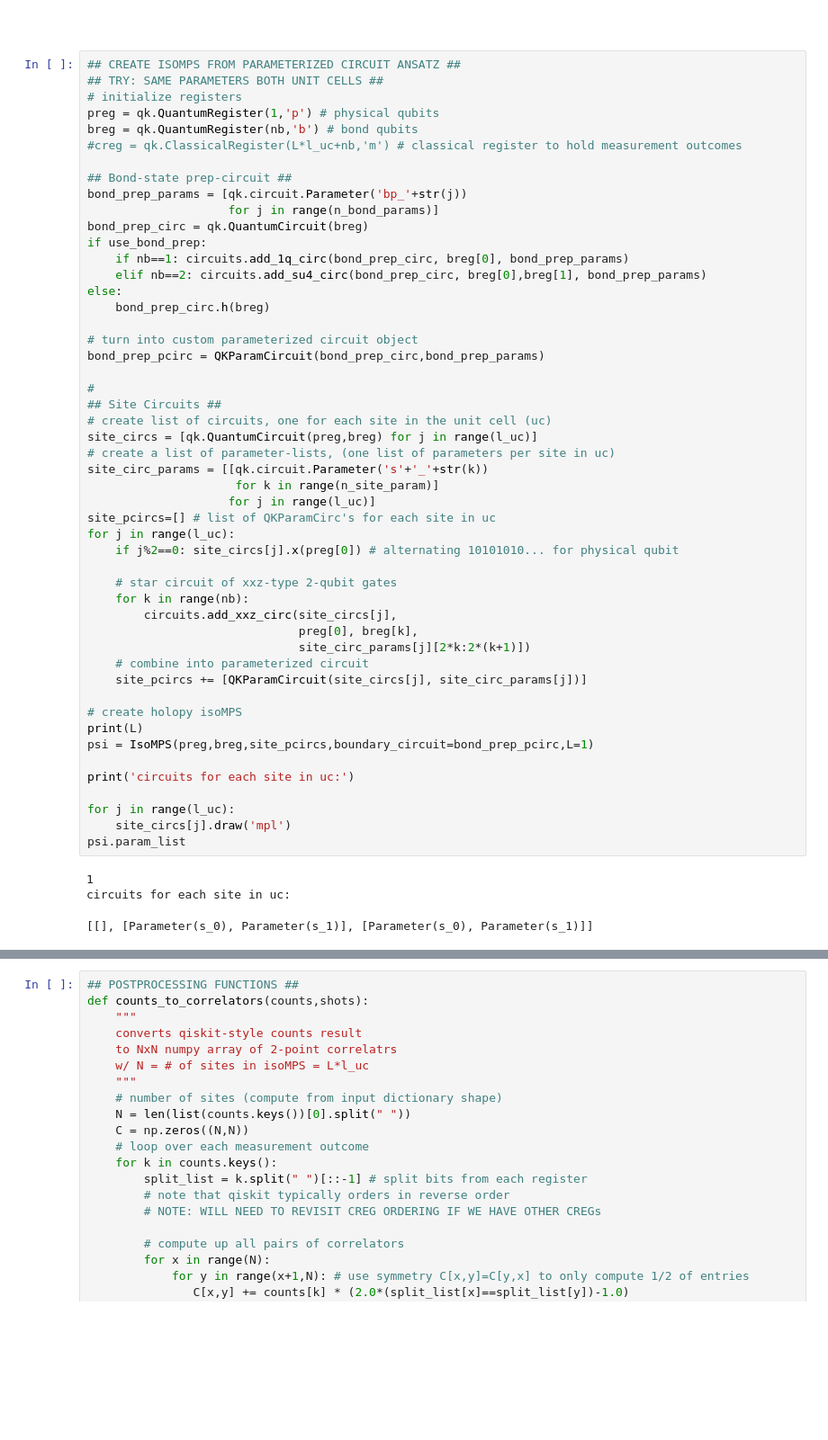
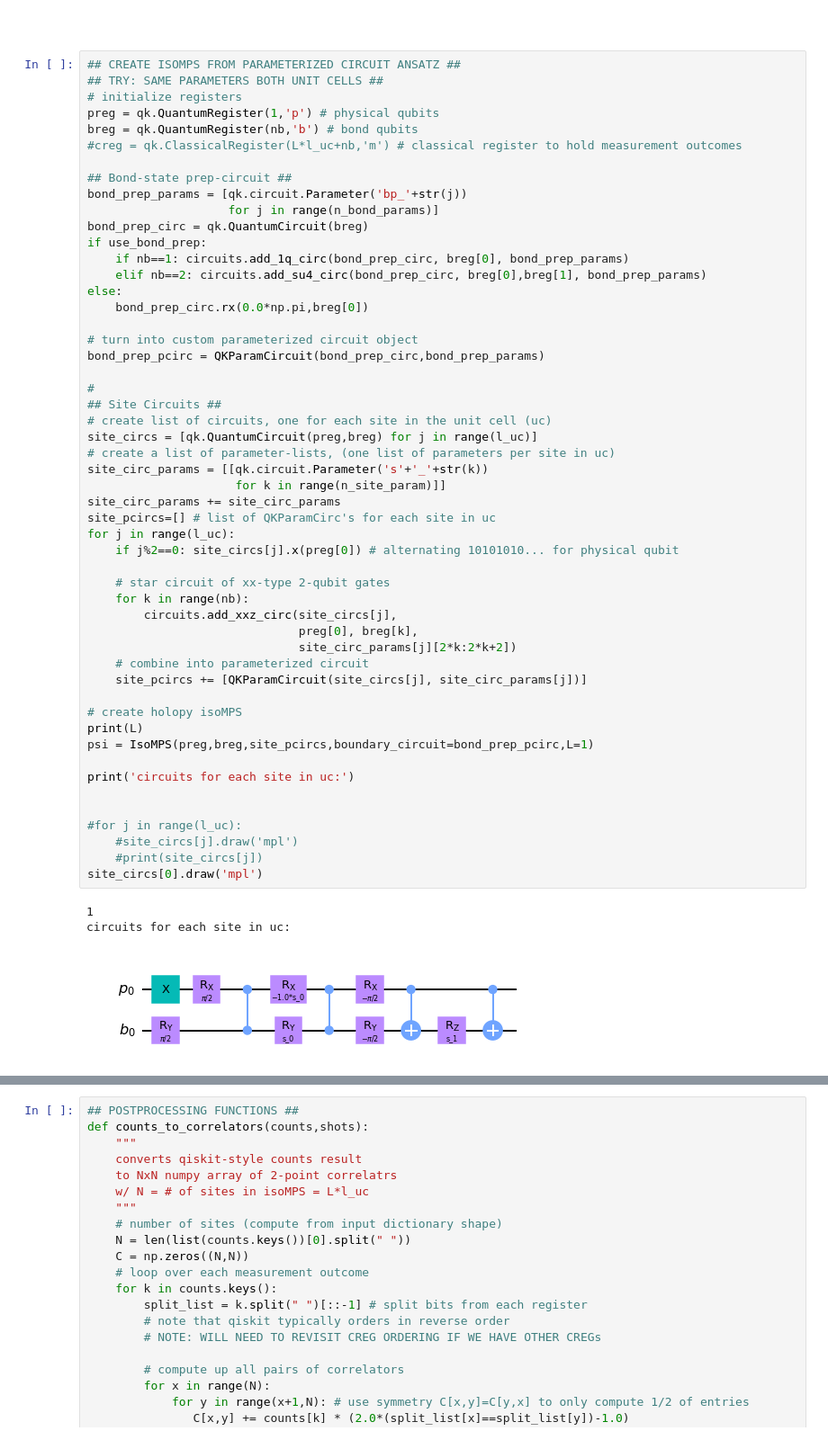
Before and after one commit to andrewcpotter/holopy, a Jupyter notebook: demos/holovqe_xxz_v3.ipynb, the cells around one changed output, grey strips where cells are left out. Shown at 90% size. Saved outputs shown, nothing was run; the diff lists cells and outputs as text; blank space fills up the shorter version.

```diff
--- a/demos/holovqe_xxz_v3.ipynb
+++ b/demos/holovqe_xxz_v3.ipynb
@@ -97,41 +98,43 @@ if use_bond_prep:
     if nb==1: circuits.add_1q_circ(bond_prep_circ, breg[0], bond_prep_params)
     elif nb==2: circuits.add_su4_circ(bond_prep_circ, breg[0],breg[1], bond_prep_params)
 else:
-    bond_prep_circ.h(breg)
+    bond_prep_circ.rx(0.0*np.pi,breg[0])
 
 # turn into custom parameterized circuit object
 bond_prep_pcirc = QKParamCircuit(bond_prep_circ,bond_prep_params)
 
 #
 ## Site Circuits ##
 # create list of circuits, one for each site in the unit cell (uc)
 site_circs = [qk.QuantumCircuit(preg,breg) for j in range(l_uc)]
 # create a list of parameter-lists, (one list of parameters per site in uc)
 site_circ_params = [[qk.circuit.Parameter('s'+'_'+str(k))
-                     for k in range(n_site_param)]
-                    for j in range(l_uc)]
+                     for k in range(n_site_param)]]
+site_circ_params += site_circ_params
 site_pcircs=[] # list of QKParamCirc's for each site in uc
 for j in range(l_uc):
     if j%2==0: site_circs[j].x(preg[0]) # alternating 10101010... for physical qubit
 
-    # star circuit of xxz-type 2-qubit gates
+    # star circuit of xx-type 2-qubit gates
     for k in range(nb):
         circuits.add_xxz_circ(site_circs[j],
                               preg[0], breg[k],
-                              site_circ_params[j][2*k:2*(k+1)])
+                              site_circ_params[j][2*k:2*k+2])
     # combine into parameterized circuit
     site_pcircs += [QKParamCircuit(site_circs[j], site_circ_params[j])]
 
 # create holopy isoMPS
 print(L)
 psi = IsoMPS(preg,breg,site_pcircs,boundary_circuit=bond_prep_pcirc,L=1)
 
 print('circuits for each site in uc:')
 
-for j in range(l_uc):
-    site_circs[j].draw('mpl')
-psi.param_list
+
+#for j in range(l_uc):
+    #site_circs[j].draw('mpl')
+    #print(site_circs[j])
+site_circs[0].draw('mpl')
 # %% [output]
 1
 circuits for each site in uc:
-[[], [Parameter(s_0), Parameter(s_1)], [Parameter(s_0), Parameter(s_1)]]
+[figure, added]
```
Also changed, not shown: parts of 13 cells of this notebook, 3 other files.
